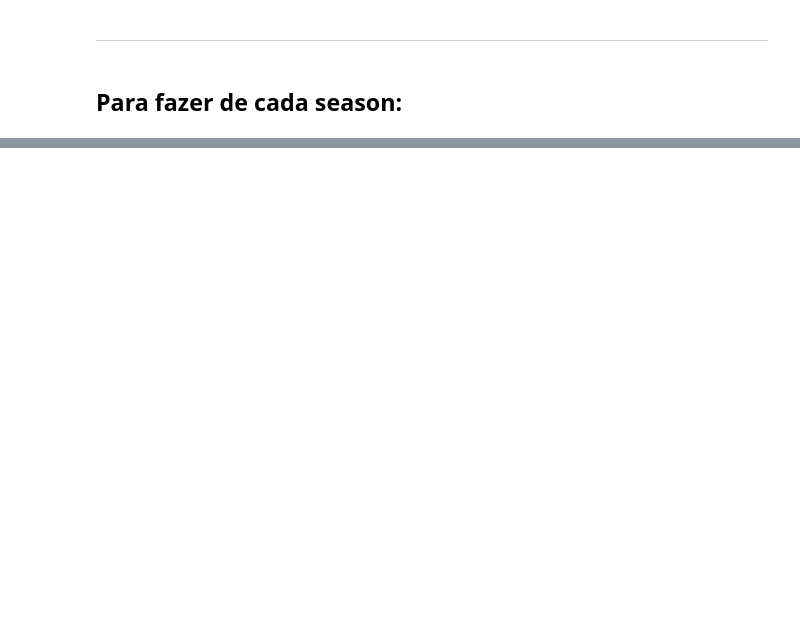
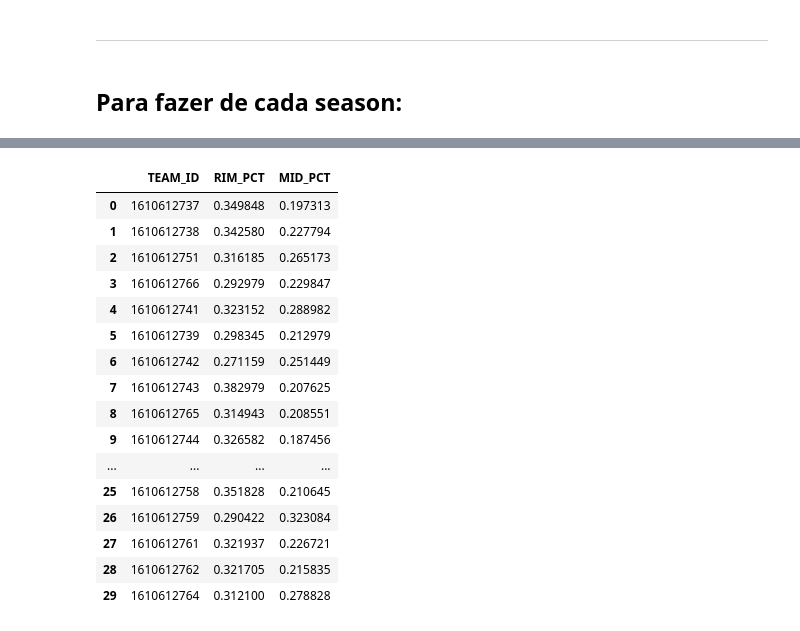
Before and after one commit to diegonhd/nba-pca-analysis, a Jupyter notebook: notebooks/web_scrapping.ipynb, the cells around one changed output, grey strips where cells are left out. Drawn from its saved outputs; the diff is of its cells as text; code cells hidden in the pictures; blank space fills up the shorter version.

Commit message:
fazendo as funções de pré-processamento

```diff
--- a/notebooks/web_scrapping.ipynb
+++ b/notebooks/web_scrapping.ipynb
@@ -237,0 +343,48 @@ df_2017
+# %%
+# Obtendo STEAL% E BLK%
+def get_shot_locations_pct(season):
+    shot_locs = leaguedashteamshotlocations.LeagueDashTeamShotLocations(
+        season=season,
+        measure_type_simple='Base'
+    ).get_data_frames()[0]
+    all_shots =  leaguedashteamstats.LeagueDashTeamStats(
+        season=season,
+        measure_type_detailed_defense='Base',
+    ).get_data_frames()[0]
+
+    # Fazendo as colunas de interesse (nessa função, elas estão em tuplas)
+    col_ra= [('Restricted Area', 'FGA')]
+    col_mid_range = [('Mid-Range', 'FGA')]
+    col_id = [('', 'TEAM_ID')]
+
+    # Inserindo as colunas no nosso DataFrame
+    df_total = pd.DataFrame()
+    df_total["MIDRANGE_FGA"] = shot_locs[col_mid_range]
+    df_total["RIM_FGA"] = shot_locs[col_ra]
+    df_total["FGA"] = all_shots["FGA"]
+
+    # Calculando o RIM% e MID-RANGE%
+    df_final = pd.DataFrame()
+    df_final["TEAM_ID"] = shot_locs[col_id]
+    df_final["RIM_PCT"] = df_total["RIM_FGA"] / df_total['FGA']
+    df_final["MID_PCT"] = df_total["MIDRANGE_FGA"] / df_total['FGA']
+
+    return df_final
+# %% [output]
+|  | TEAM_ID | RIM_PCT | MID_PCT |
+| 0 | 1610612737 | 0.349848 | 0.197313 |
+| 1 | 1610612738 | 0.342580 | 0.227794 |
+| 2 | 1610612751 | 0.316185 | 0.265173 |
+| 3 | 1610612766 | 0.292979 | 0.229847 |
+| 4 | 1610612741 | 0.323152 | 0.288982 |
+| 5 | 1610612739 | 0.298345 | 0.212979 |
+| 6 | 1610612742 | 0.271159 | 0.251449 |
+| 7 | 1610612743 | 0.382979 | 0.207625 |
+| 8 | 1610612765 | 0.314943 | 0.208551 |
+| 9 | 1610612744 | 0.326582 | 0.187456 |
+| ... | ... | ... | ... |
+| 25 | 1610612758 | 0.351828 | 0.210645 |
+| 26 | 1610612759 | 0.290422 | 0.323084 |
+| 27 | 1610612761 | 0.321937 | 0.226721 |
+| 28 | 1610612762 | 0.321705 | 0.215835 |
+| 29 | 1610612764 | 0.312100 | 0.278828 |
```
Also changed, not shown: parts of 12 cells of this notebook.
